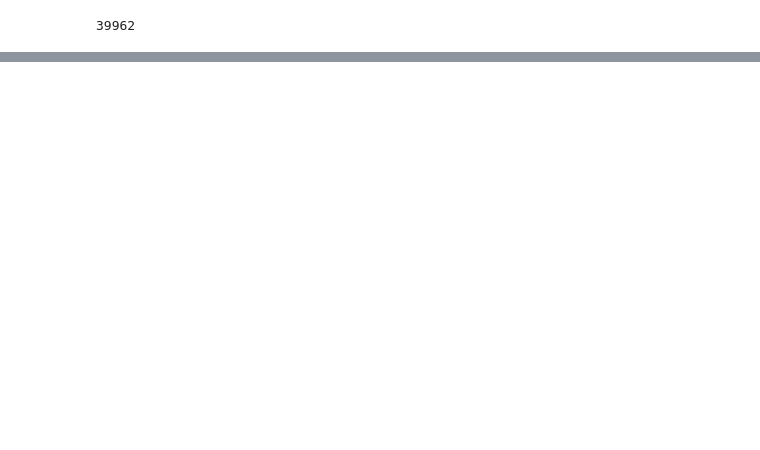
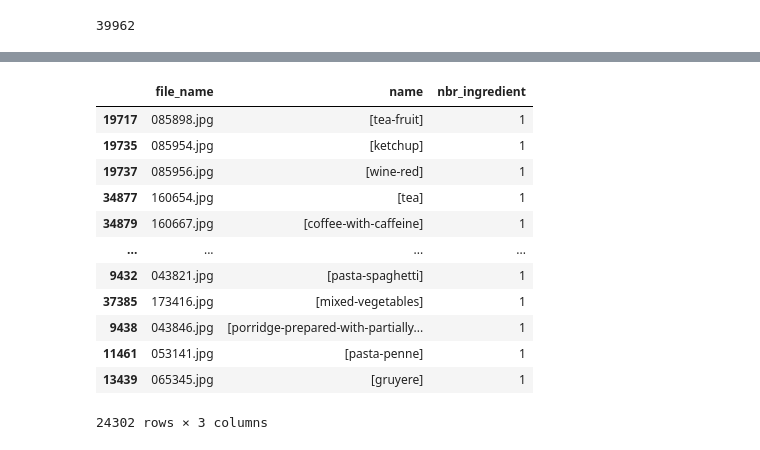
Before and after one commit to VictorTHER/foodbuddy, a Jupyter notebook: foodbuddy.ipynb, the cells around one changed output, grey strips where cells are left out. Cells and saved outputs as stored; diff of their text form; code cells hidden in the pictures; blank space fills up the shorter version.

```diff
--- a/foodbuddy.ipynb
+++ b/foodbuddy.ipynb
@@ -100,0 +171,19 @@ train_df['file_name'].nunique()
+# %%
+indice = int(np.where(train_df_ingr['nbr_ingredient']>1)[0][0])
+
+train_samples = train_df_ingr.iloc[:indice]
+train_samples
+# %% [output]
+|  | file_name | name | nbr_ingredient |
+| 19717 | 085898.jpg | [tea-fruit] | 1 |
+| 19735 | 085954.jpg | [ketchup] | 1 |
+| 19737 | 085956.jpg | [wine-red] | 1 |
+| 34877 | 160654.jpg | [tea] | 1 |
+| 34879 | 160667.jpg | [coffee-with-caffeine] | 1 |
+| ... | ... | ... | ... |
+| 9432 | 043821.jpg | [pasta-spaghetti] | 1 |
+| 37385 | 173416.jpg | [mixed-vegetables] | 1 |
+| 9438 | 043846.jpg | [porridge-prepared-with-partially... | 1 |
+| 11461 | 053141.jpg | [pasta-penne] | 1 |
+| 13439 | 065345.jpg | [gruyere] | 1 |
+24302 rows × 3 columns
```
Also changed, not shown: parts of 14 cells of this notebook, 3 other files.
